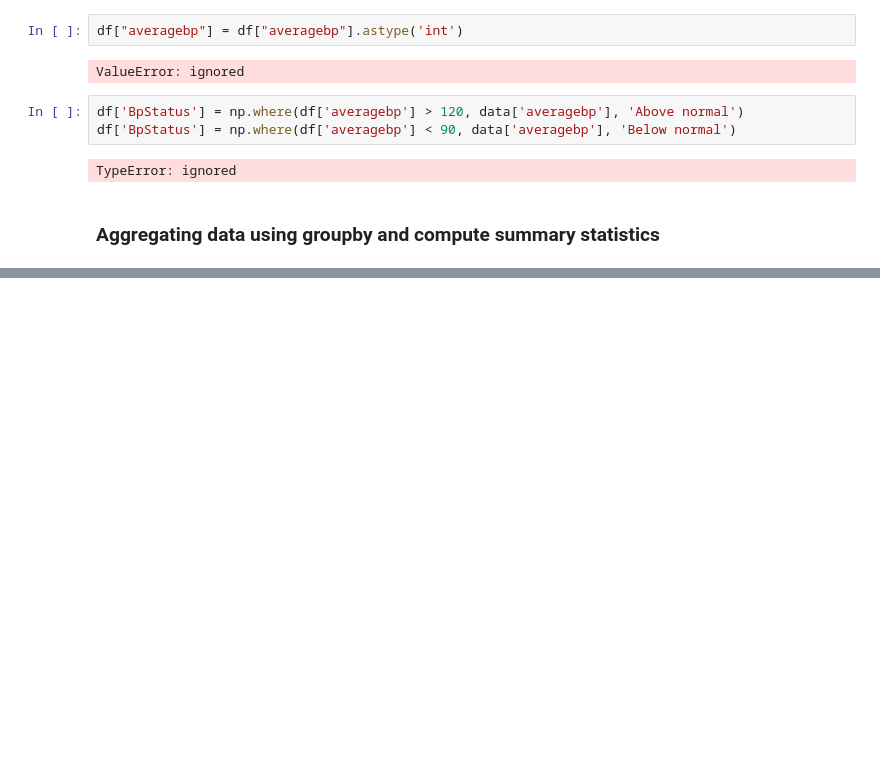
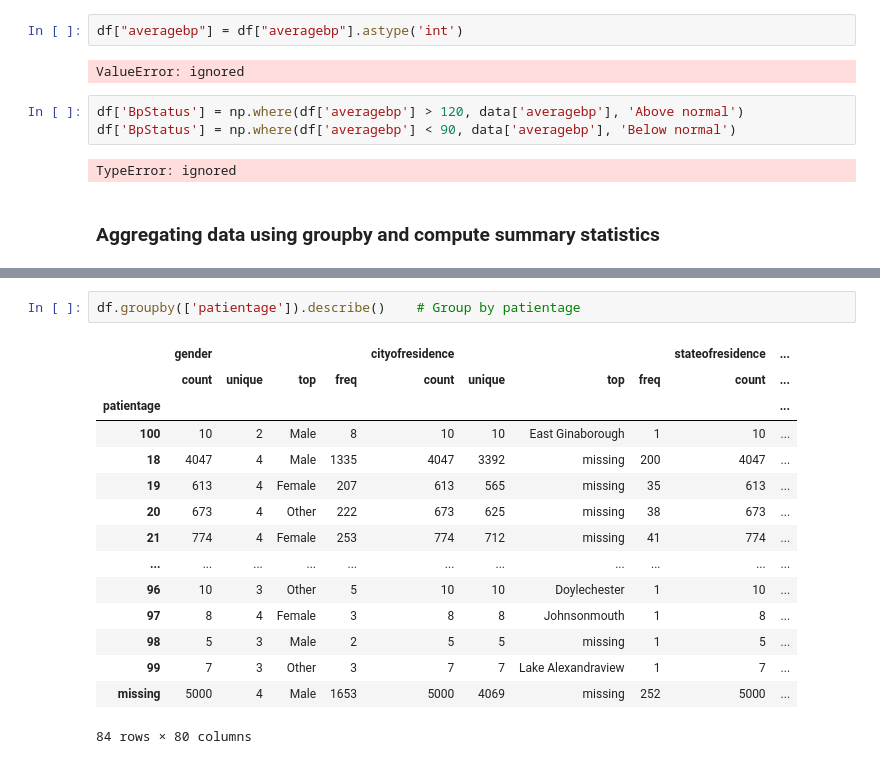
Before and after one commit to EugeneHsiung/datasci_2_manipulation, a Jupyter notebook: HHA507_Assignment2.ipynb, the cells around one changed output, grey strips where cells are left out. Cells and saved outputs as stored; diff of their text form; blank space fills up the shorter version.

```diff
--- a/HHA507_Assignment2.ipynb
+++ b/HHA507_Assignment2.ipynb
@@ -194,0 +195,18 @@ df.groupby(['averageheartrate']).describe()
+# %%
+df.groupby(['patientage']).describe()    # Group by patientage
+# %% [output]
+|  | gender |  |  |  | cityofresidence |  |  |  | stateofresidence | ... |
+|  | count | unique | top | freq | count | unique | top | freq | count | ... |
+| patientage |  |  |  |  |  |  |  |  |  | ... |
+| 100 | 10 | 2 | Male | 8 | 10 | 10 | East Ginaborough | 1 | 10 | ... |
+| 18 | 4047 | 4 | Male | 1335 | 4047 | 3392 | missing | 200 | 4047 | ... |
+| 19 | 613 | 4 | Female | 207 | 613 | 565 | missing | 35 | 613 | ... |
+| 20 | 673 | 4 | Other | 222 | 673 | 625 | missing | 38 | 673 | ... |
+| 21 | 774 | 4 | Female | 253 | 774 | 712 | missing | 41 | 774 | ... |
+| ... | ... | ... | ... | ... | ... | ... | ... | ... | ... | ... |
+| 96 | 10 | 3 | Other | 5 | 10 | 10 | Doylechester | 1 | 10 | ... |
+| 97 | 8 | 4 | Female | 3 | 8 | 8 | Johnsonmouth | 1 | 8 | ... |
+| 98 | 5 | 3 | Male | 2 | 5 | 5 | missing | 1 | 5 | ... |
+| 99 | 7 | 3 | Other | 3 | 7 | 7 | Lake Alexandraview | 1 | 7 | ... |
+| missing | 5000 | 4 | Male | 1653 | 5000 | 4069 | missing | 252 | 5000 | ... |
+84 rows × 80 columns
```
Also changed, not shown: parts of 3 cells of this notebook.
